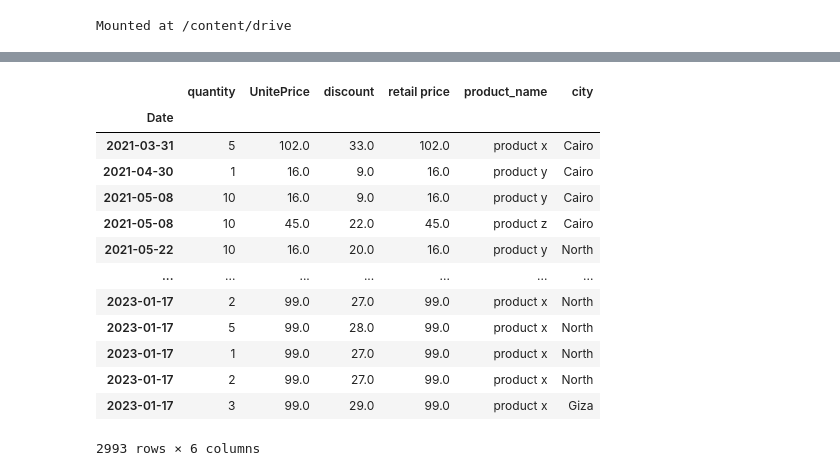
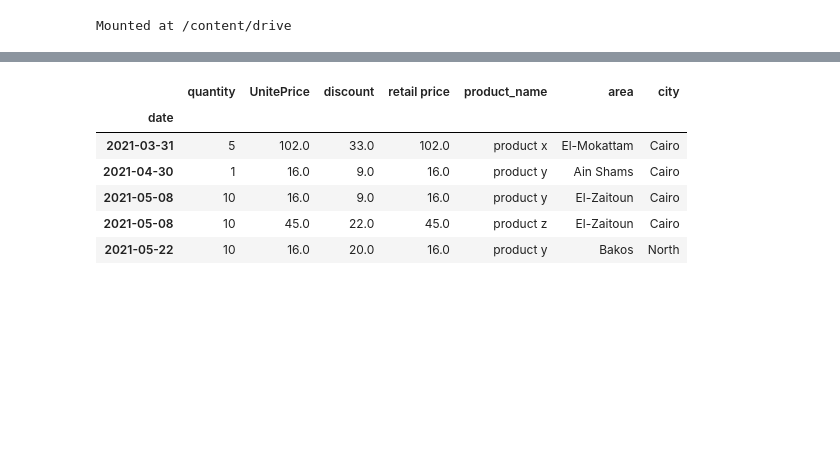
Before and after one commit to momenashra/Algorithms, a Jupyter notebook: Time_series_analysis_using_LSTM.ipynb, the cells around one changed output, grey strips where cells are left out. Drawn from its saved outputs; the diff is of its cells as text; code cells hidden in the pictures; blank space fills up the shorter version.

```diff
--- a/Time_series_analysis_using_LSTM.ipynb
+++ b/Time_series_analysis_using_LSTM.ipynb
@@ -28,9 +17,3 @@ df['Date'] = df['Date'].dt.date
-# %%
-# Sort the DataFrame by 'Date'
-df = df.sort_values(by='Date')
-
-# Set 'Date' as the index
-df.set_index('Date', inplace=True)
 # %%
 df.head()
 # %% [output]
@@ -44,22 +26,18 @@ df.head()
-# %%
-df.drop(df[df['discount'] < 0].index, inplace=True)
-# %%
-df.drop(columns=['area','date'], inplace=True)
+# %%
+df['date'] = pd.to_datetime(df['date'])
+df['date'] = df['date'].dt.date
+# Sort the DataFrame by 'Date'
+df = df.sort_values(by='date')
+# Set 'Date' as the index
+df.set_index('date', inplace=True)
 # %%
-df
+df.head()
 # %% [output]
-|  | quantity | UnitePrice | discount | retail price | product_name | city |
-| Date |  |  |  |  |  |  |
-| 2021-03-31 | 5 | 102.0 | 33.0 | 102.0 | product x | Cairo |
-| 2021-04-30 | 1 | 16.0 | 9.0 | 16.0 | product y | Cairo |
-| 2021-05-08 | 10 | 16.0 | 9.0 | 16.0 | product y | Cairo |
-| 2021-05-08 | 10 | 45.0 | 22.0 | 45.0 | product z | Cairo |
-| 2021-05-22 | 10 | 16.0 | 20.0 | 16.0 | product y | North |
-| ... | ... | ... | ... | ... | ... | ... |
-| 2023-01-17 | 2 | 99.0 | 27.0 | 99.0 | product x | North |
-| 2023-01-17 | 5 | 99.0 | 28.0 | 99.0 | product x | North |
-| 2023-01-17 | 1 | 99.0 | 27.0 | 99.0 | product x | North |
-| 2023-01-17 | 2 | 99.0 | 27.0 | 99.0 | product x | North |
-| 2023-01-17 | 3 | 99.0 | 29.0 | 99.0 | product x | Giza |
+|  | quantity | UnitePrice | discount | retail price | product_name | area | city |
+| date |  |  |  |  |  |  |  |
+| 2021-03-31 | 5 | 102.0 | 33.0 | 102.0 | product x | El-Mokattam | Cairo |
+| 2021-04-30 | 1 | 16.0 | 9.0 | 16.0 | product y | Ain Shams | Cairo |
+| 2021-05-08 | 10 | 16.0 | 9.0 | 16.0 | product y | El-Zaitoun | Cairo |
+| 2021-05-08 | 10 | 45.0 | 22.0 | 45.0 | product z | El-Zaitoun | Cairo |
+| 2021-05-22 | 10 | 16.0 | 20.0 | 16.0 | product y | Bakos | North |
-2993 rows × 6 columns
 # %%
```
Also changed, not shown: parts of 82 cells of this notebook.
